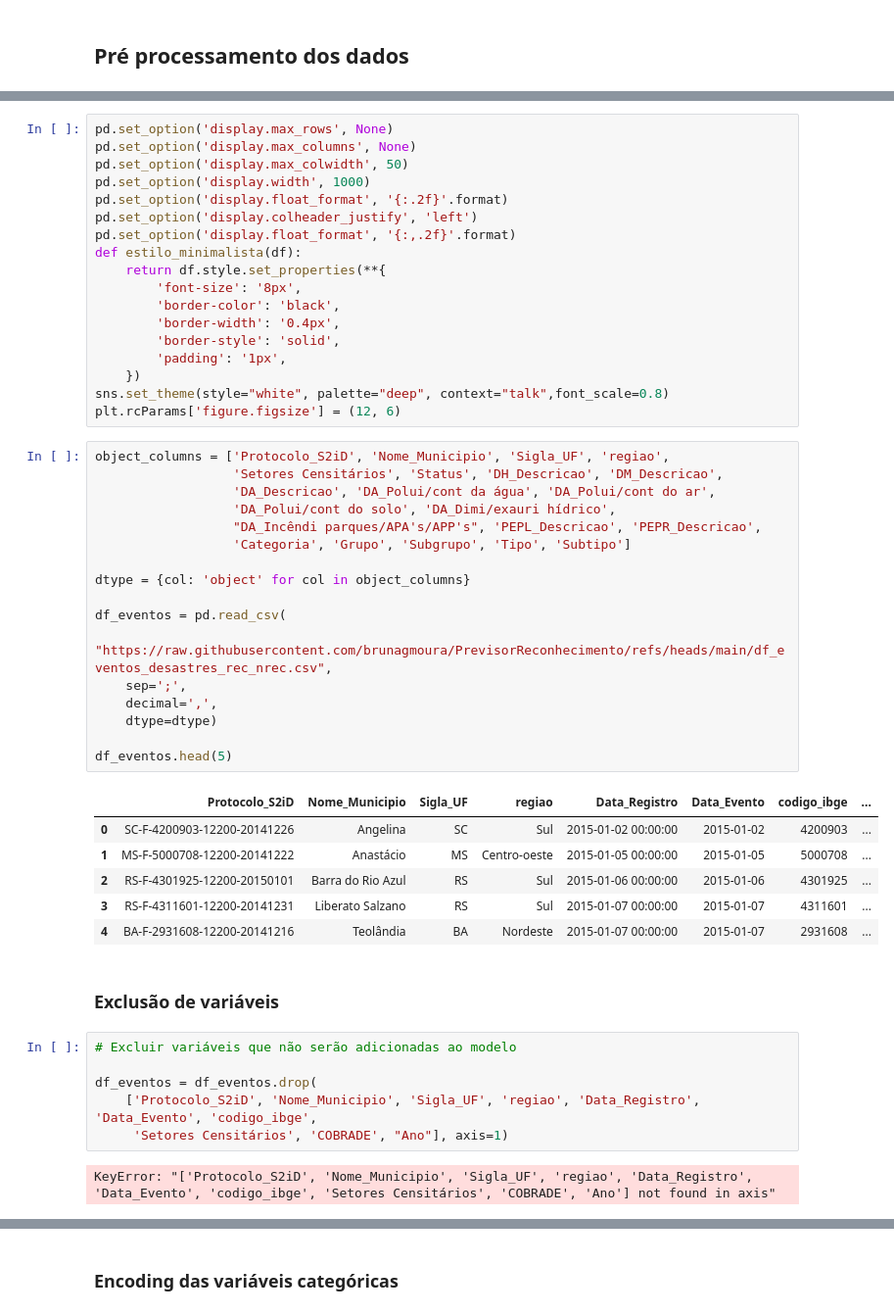
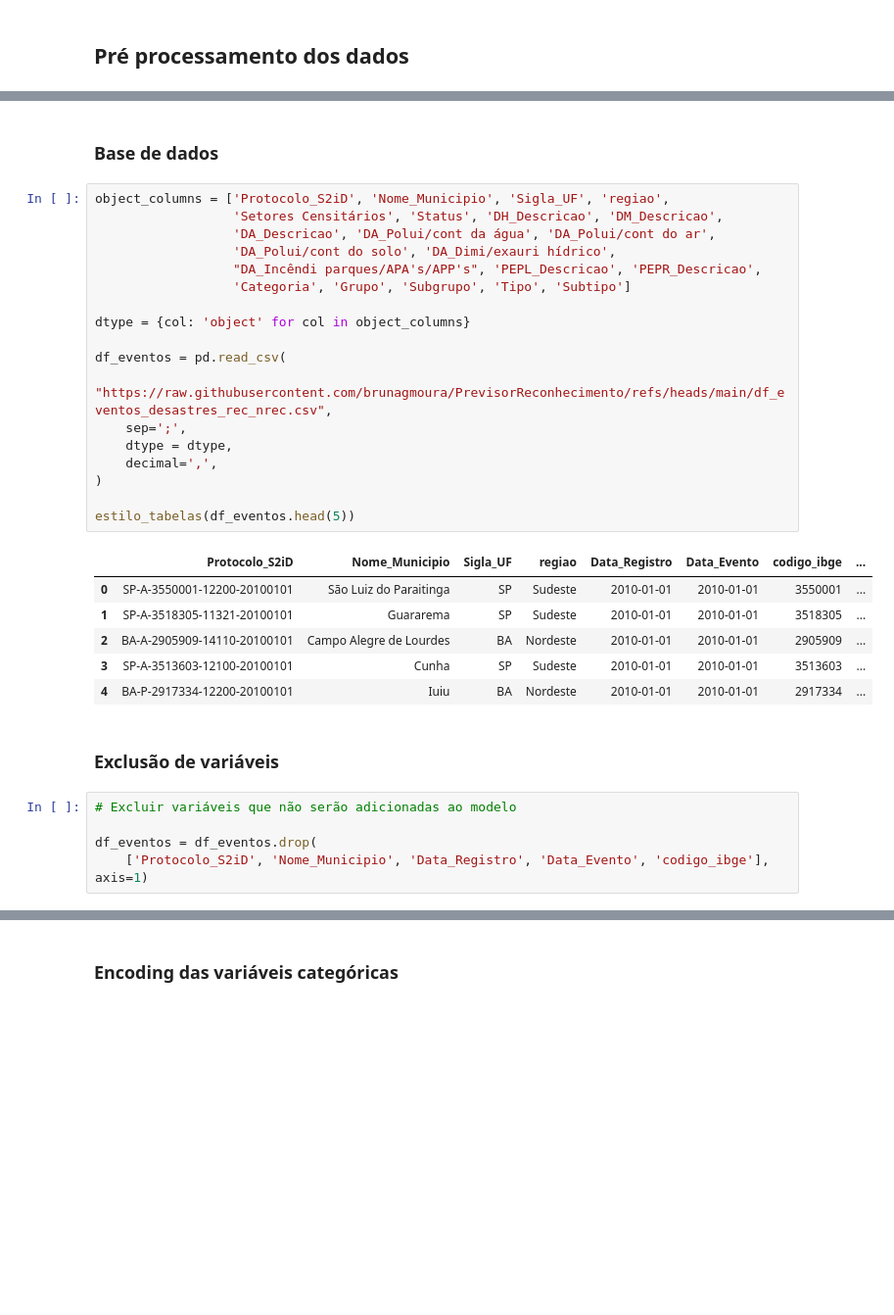
Before and after one commit to brunagmoura/previsaoreconhecimento, a Jupyter notebook: mynewbook/_build/jupyter_execute/Pré processamento.ipynb, the cells around one changed output, grey strips where cells are left out. Shown: that part at 98% size. Saved outputs shown, nothing was run; the diff lists cells and outputs as text; blank space fills up the shorter version.

```diff
--- a/mynewbook/_build/jupyter_execute/Pré processamento.ipynb
+++ b/mynewbook/_build/jupyter_execute/Pré processamento.ipynb
@@ -13,55 +39,37 @@ warnings.filterwarnings('ignore')
-# %%
-pd.set_option('display.max_rows', None)
-pd.set_option('display.max_columns', None)
-pd.set_option('display.max_colwidth', 50)
-pd.set_option('display.width', 1000)
-pd.set_option('display.float_format', '{:.2f}'.format)
-pd.set_option('display.colheader_justify', 'left')
-pd.set_option('display.float_format', '{:,.2f}'.format)
-def estilo_minimalista(df):
-    return df.style.set_properties(**{
-        'font-size': '8px',
-        'border-color': 'black',
-        'border-width': '0.4px',
-        'border-style': 'solid',
-        'padding': '1px',
-    })
-sns.set_theme(style="white", palette="deep", context="talk",font_scale=0.8)
-plt.rcParams['figure.figsize'] = (12, 6)
+# %% [markdown]
+### Base de dados
 # %%
 object_columns = ['Protocolo_S2iD', 'Nome_Municipio', 'Sigla_UF', 'regiao',
                   'Setores Censitários', 'Status', 'DH_Descricao', 'DM_Descricao',
                   'DA_Descricao', 'DA_Polui/cont da água', 'DA_Polui/cont do ar',
                   'DA_Polui/cont do solo', 'DA_Dimi/exauri hídrico',
                   "DA_Incêndi parques/APA's/APP's", 'PEPL_Descricao', 'PEPR_Descricao',
                   'Categoria', 'Grupo', 'Subgrupo', 'Tipo', 'Subtipo']
 
 dtype = {col: 'object' for col in object_columns}
 
 df_eventos = pd.read_csv(
     "https://raw.githubusercontent.com/brunagmoura/PrevisorReconhecimento/refs/heads/main/df_eventos_desastres_rec_nrec.csv",
     sep=';',
+    dtype = dtype,
     decimal=',',
-    dtype=dtype)
+)
 
-df_eventos.head(5)
+estilo_tabelas(df_eventos.head(5))
 # %% [output]
 |  | Protocolo_S2iD | Nome_Municipio | Sigla_UF | regiao | Data_Registro | Data_Evento | codigo_ibge | ... |
-| 0 | SC-F-4200903-12200-20141226 | Angelina | SC | Sul | 2015-01-02 00:00:00 | 2015-01-02 | 4200903 | ... |
-| 1 | MS-F-5000708-12200-20141222 | Anastácio | MS | Centro-oeste | 2015-01-05 00:00:00 | 2015-01-05 | 5000708 | ... |
-| 2 | RS-F-4301925-12200-20150101 | Barra do Rio Azul | RS | Sul | 2015-01-06 00:00:00 | 2015-01-06 | 4301925 | ... |
-| 3 | RS-F-4311601-12200-20141231 | Liberato Salzano | RS | Sul | 2015-01-07 00:00:00 | 2015-01-07 | 4311601 | ... |
-| 4 | BA-F-2931608-12200-20141216 | Teolândia | BA | Nordeste | 2015-01-07 00:00:00 | 2015-01-07 | 2931608 | ... |
+| 0 | SP-A-3550001-12200-20100101 | São Luiz do Paraitinga | SP | Sudeste | 2010-01-01 | 2010-01-01 | 3550001 | ... |
+| 1 | SP-A-3518305-11321-20100101 | Guararema | SP | Sudeste | 2010-01-01 | 2010-01-01 | 3518305 | ... |
+| 2 | BA-A-2905909-14110-20100101 | Campo Alegre de Lourdes | BA | Nordeste | 2010-01-01 | 2010-01-01 | 2905909 | ... |
+| 3 | SP-A-3513603-12100-20100101 | Cunha | SP | Sudeste | 2010-01-01 | 2010-01-01 | 3513603 | ... |
+| 4 | BA-P-2917334-12200-20100101 | Iuiu | BA | Nordeste | 2010-01-01 | 2010-01-01 | 2917334 | ... |
 # %% [markdown]
 ### Exclusão de variáveis
 # %%
 # Excluir variáveis que não serão adicionadas ao modelo
 
 df_eventos = df_eventos.drop(
-    ['Protocolo_S2iD', 'Nome_Municipio', 'Sigla_UF', 'regiao', 'Data_Registro', 'Data_Evento', 'codigo_ibge',
-     'Setores Censitários', 'COBRADE', "Ano"], axis=1)
+    ['Protocolo_S2iD', 'Nome_Municipio', 'Data_Registro', 'Data_Evento', 'codigo_ibge'], axis=1)
-# %% [output]
-KeyError: "['Protocolo_S2iD', 'Nome_Municipio', 'Sigla_UF', 'regiao', 'Data_Registro', 'Data_Evento', 'codigo_ibge', 'Setores Censitários', 'COBRADE', 'Ano'] not found in axis"
 # %%
 #Excluir colunas que tenham mais do que 5% de dados ausentes
 df_na_counts = df_eventos.isna().sum().reset_index().rename(columns={0: 'Qtde. dados ausentes', 'index': 'Variável'})
```
Also changed, not shown: parts of 6 cells of this notebook, 23 other files.
